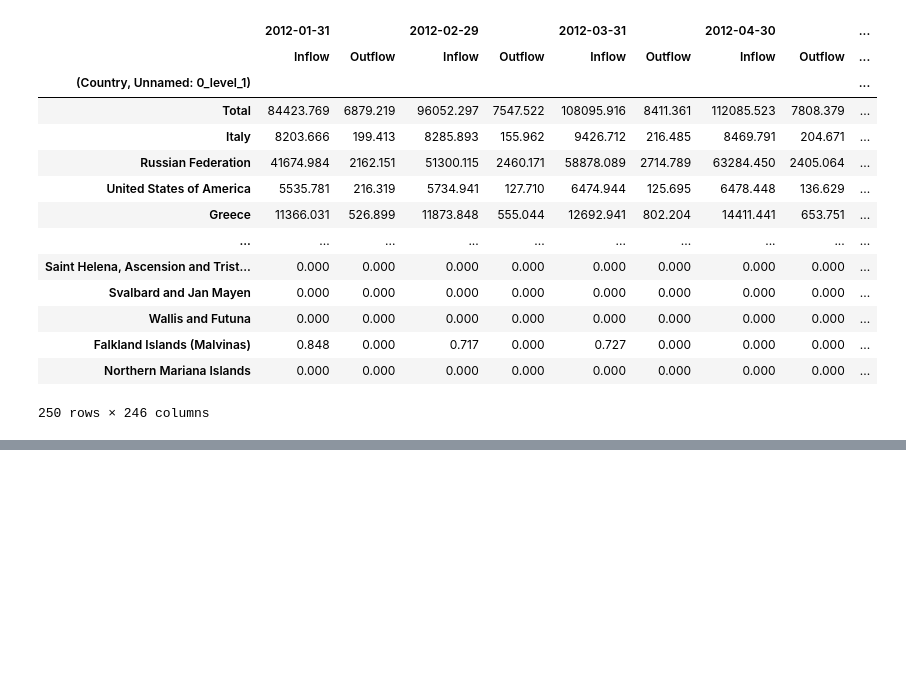
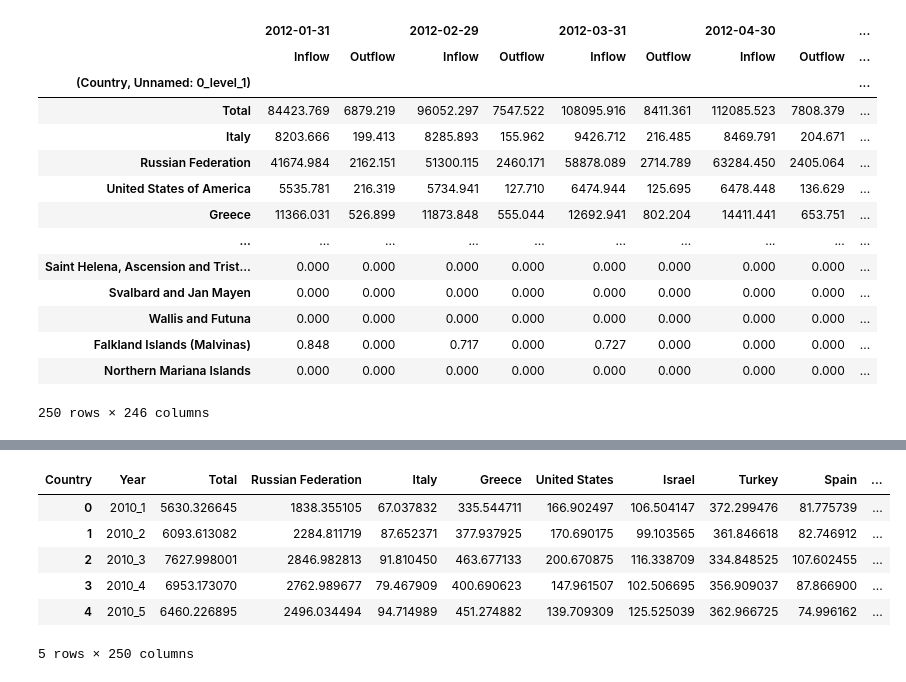
Before and after one commit to spyderroque/Georgia-Ukraine-War, a Jupyter notebook: Economics/Economics.ipynb, the cells around one changed output, grey strips where cells are left out. Saved outputs shown, nothing was run; the diff lists cells and outputs as text; code cells hidden in the pictures; blank space fills up the shorter version.

```diff
--- a/Economics/Economics.ipynb
+++ b/Economics/Economics.ipynb
@@ -5,6 +5,8 @@ import plotly.express as px
 import plotly.graph_objects as go
 import matplotlib.pyplot as plt
 import seaborn as sns
+
+idx  = pd.IndexSlice
 # %% [markdown]
 # FDI
 # %%
@@ -407,0 +478,14 @@ df_Remissions=df_Remissions.join(df_Remissions_part2)
+# %%
+df_Remissions_Outflow = df_Remissions.loc[:, idx[:,"Outflow"]]
+df_Remissions_Outflow = df_Remissions_Outflow.reset_index().droplevel(1, axis = 1)
+df_Remissions_Outflow.set_index("Country", inplace= True)
+df_Remissions_Outflow = df_Remissions_Outflow.T.reset_index().rename(columns = {"index":"Year"})
+df_Remissions_Outflow.head()
+# %% [output]
+| Country | Year | Total | Russian Federation | Italy | Greece | United States | Israel | Turkey | Spain | ... |
+| 0 | 2010_1 | 5630.326645 | 1838.355105 | 67.037832 | 335.544711 | 166.902497 | 106.504147 | 372.299476 | 81.775739 | ... |
+| 1 | 2010_2 | 6093.613082 | 2284.811719 | 87.652371 | 377.937925 | 170.690175 | 99.103565 | 361.846618 | 82.746912 | ... |
+| 2 | 2010_3 | 7627.998001 | 2846.982813 | 91.810450 | 463.677133 | 200.670875 | 116.338709 | 334.848525 | 107.602455 | ... |
+| 3 | 2010_4 | 6953.173070 | 2762.989677 | 79.467909 | 400.690623 | 147.961507 | 102.506695 | 356.909037 | 87.866900 | ... |
+| 4 | 2010_5 | 6460.226895 | 2496.034494 | 94.714989 | 451.274882 | 139.709309 | 125.525039 | 362.966725 | 74.996162 | ... |
+5 rows × 250 columns
```
Also changed, not shown: parts of 13 cells of this notebook, 3 other files.
